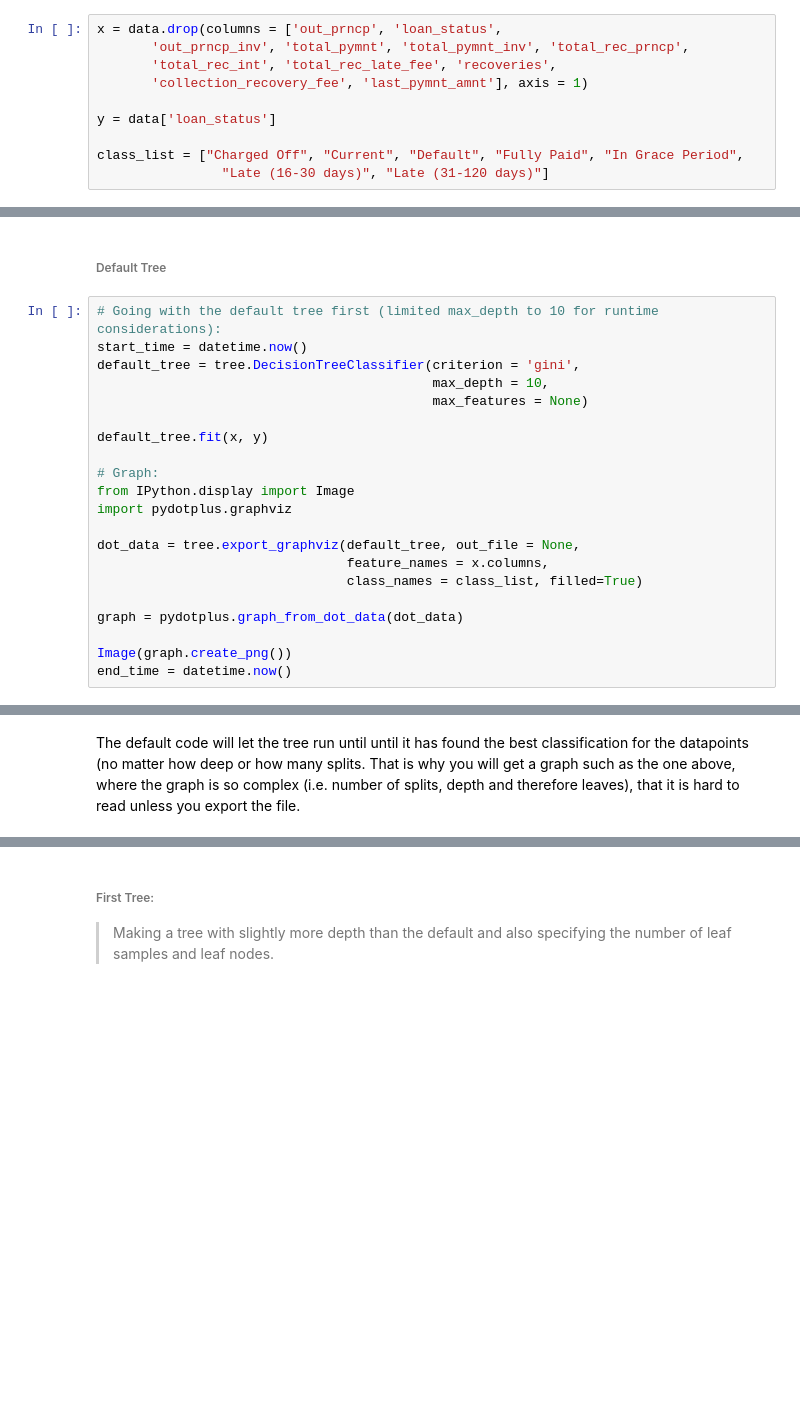
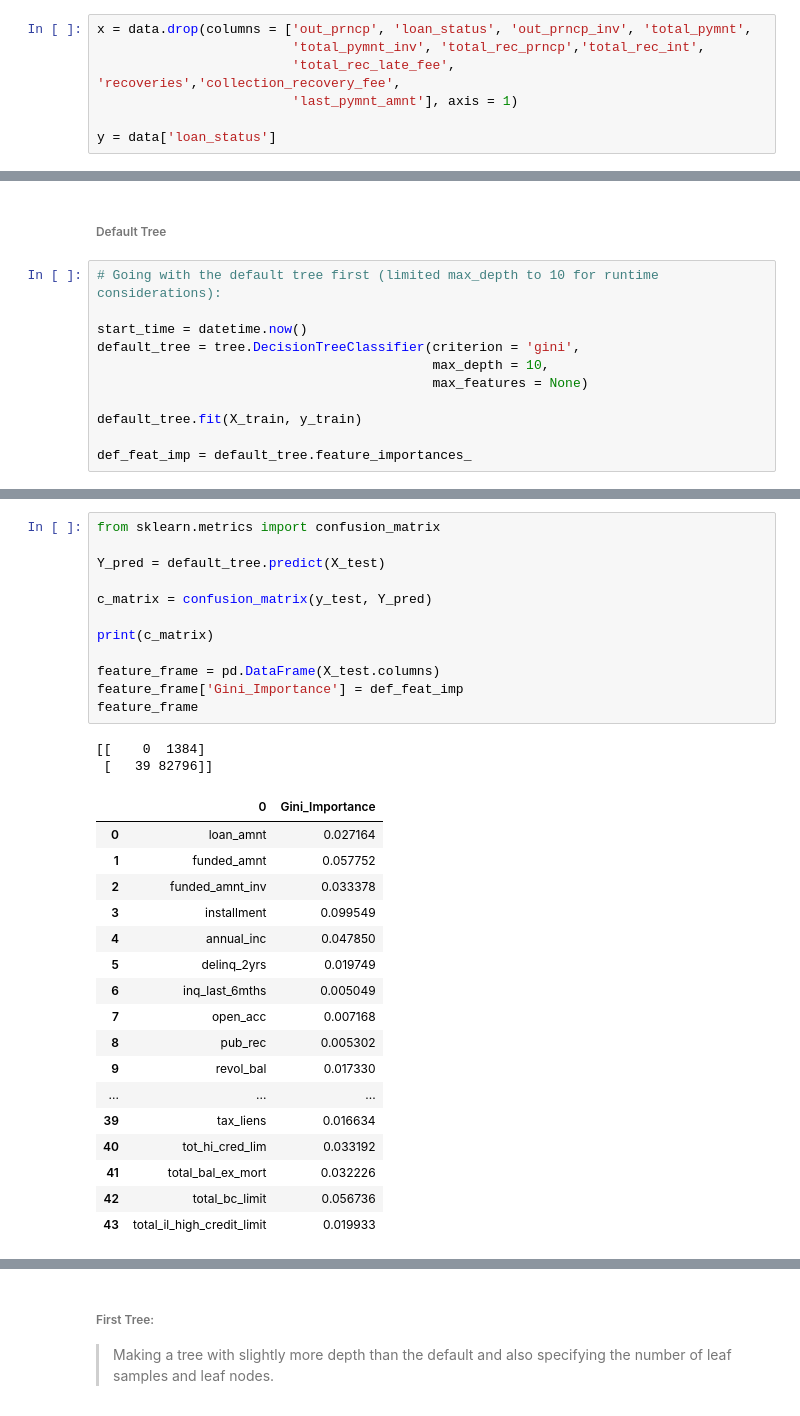
Before and after one commit to Begecky/Pre-Bootcamp-Materials, a Jupyter notebook: Unit_3/Re-Do.ipynb, the cells around one changed output, grey strips where cells are left out. Saved outputs shown, nothing was run; the diff lists cells and outputs as text; blank space fills up the shorter version.

```diff
--- a/Unit_3/Re-Do.ipynb
+++ b/Unit_3/Re-Do.ipynb
@@ -48,10 +49,7 @@ from sklearn import tree
 # %%
-x = data.drop(columns = ['out_prncp', 'loan_status',
-       'out_prncp_inv', 'total_pymnt', 'total_pymnt_inv', 'total_rec_prncp',
-       'total_rec_int', 'total_rec_late_fee', 'recoveries',
-       'collection_recovery_fee', 'last_pymnt_amnt'], axis = 1)
+x = data.drop(columns = ['out_prncp', 'loan_status', 'out_prncp_inv', 'total_pymnt',
+                         'total_pymnt_inv', 'total_rec_prncp','total_rec_int',
+                         'total_rec_late_fee', 'recoveries','collection_recovery_fee',
+                         'last_pymnt_amnt'], axis = 1)
 
 y = data['loan_status']
-
-class_list = ["Charged Off", "Current", "Default", "Fully Paid", "In Grace Period",
-                "Late (16-30 days)", "Late (31-120 days)"]
@@ -59,22 +59,12 @@ class_list = ["Charged Off", "Current", "Default", "Fully Paid", "In Grace Perio
 ###### Default Tree
 # %%
 # Going with the default tree first (limited max_depth to 10 for runtime considerations):
+
 start_time = datetime.now()
 default_tree = tree.DecisionTreeClassifier(criterion = 'gini',
                                            max_depth = 10,
                                            max_features = None)
 
-default_tree.fit(x, y)
+default_tree.fit(X_train, y_train)
 
-# Graph:
-from IPython.display import Image
-import pydotplus.graphviz
-
-dot_data = tree.export_graphviz(default_tree, out_file = None,
-                                feature_names = x.columns,
-                                class_names = class_list, filled=True)
-
-graph = pydotplus.graph_from_dot_data(dot_data)
-
-Image(graph.create_png())
-end_time = datetime.now()
+def_feat_imp = default_tree.feature_importances_
@@ -86,2 +82,32 @@ The mean accuracy score is: 0.5954599102811018.
-# %% [markdown]
-The default code will let the tree run until until it has found the best classification for the datapoints (no matter how deep or how many splits. That is why you will get a graph such as the one above, where the graph is so complex (i.e. number of splits, depth and therefore leaves), that it is hard to read unless you export the file.
+# %%
+from sklearn.metrics import confusion_matrix
+
+Y_pred = default_tree.predict(X_test)
+
+c_matrix = confusion_matrix(y_test, Y_pred)
+
+print(c_matrix)
+
+feature_frame = pd.DataFrame(X_test.columns)
+feature_frame['Gini_Importance'] = def_feat_imp
+feature_frame
+# %% [output]
+[[    0  1384]
+ [   39 82796]]
+|  | 0 | Gini_Importance |
+| 0 | loan_amnt | 0.027164 |
+| 1 | funded_amnt | 0.057752 |
+| 2 | funded_amnt_inv | 0.033378 |
+| 3 | installment | 0.099549 |
+| 4 | annual_inc | 0.047850 |
+| 5 | delinq_2yrs | 0.019749 |
+| 6 | inq_last_6mths | 0.005049 |
+| 7 | open_acc | 0.007168 |
+| 8 | pub_rec | 0.005302 |
+| 9 | revol_bal | 0.017330 |
+| ... | ... | ... |
+| 39 | tax_liens | 0.016634 |
+| 40 | tot_hi_cred_lim | 0.033192 |
+| 41 | total_bal_ex_mort | 0.032226 |
+| 42 | total_bc_limit | 0.056736 |
+| 43 | total_il_high_credit_limit | 0.019933 |
```
Also changed, not shown: parts of 24 cells of this notebook.
